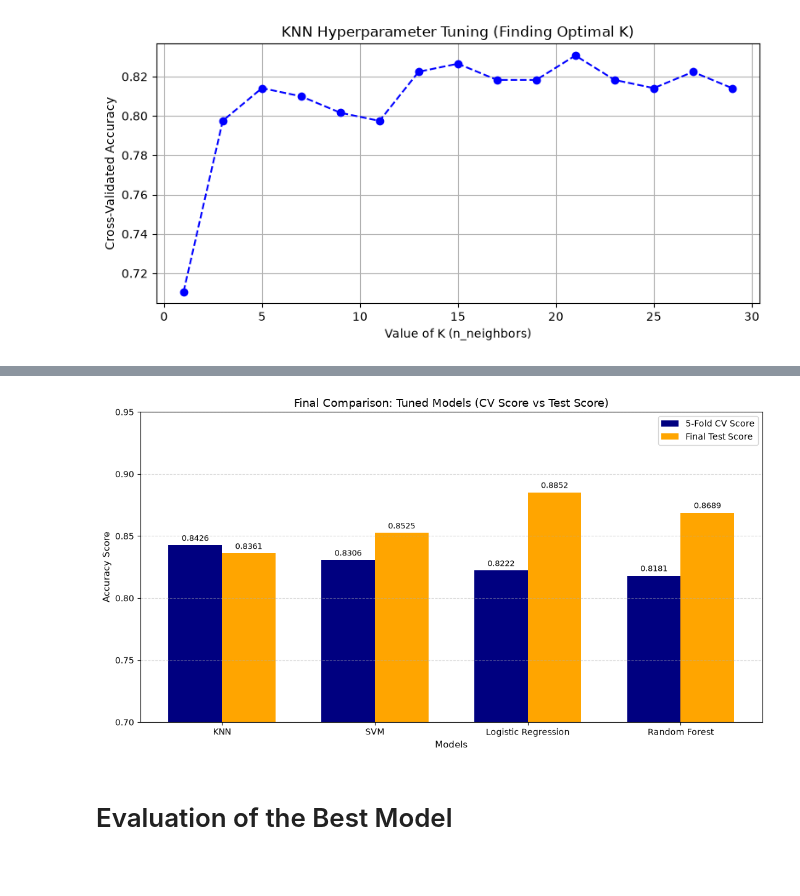
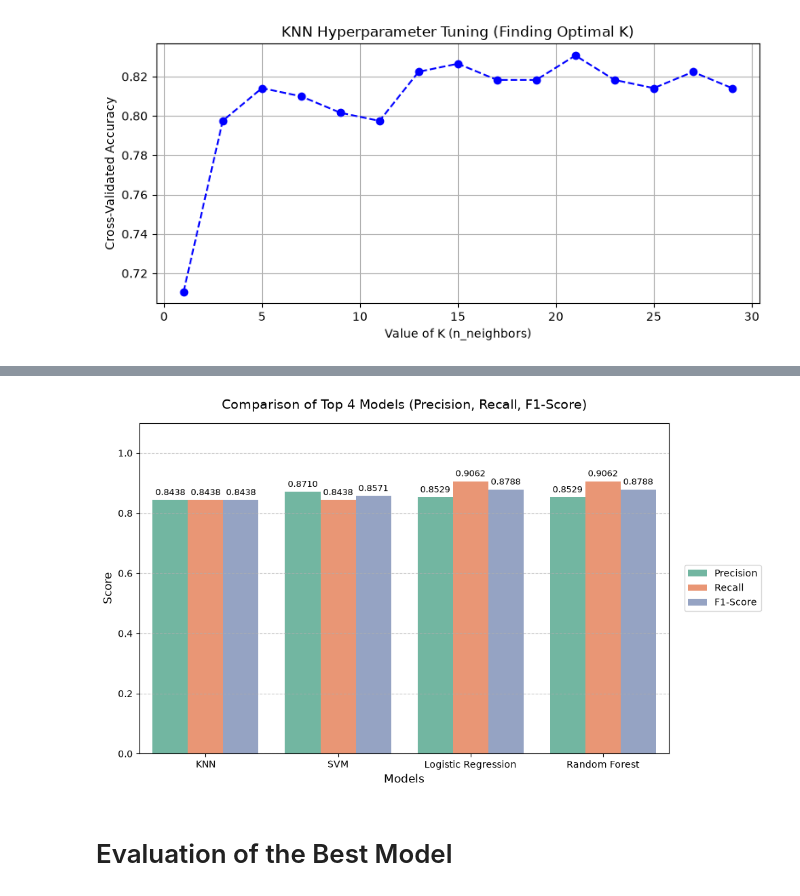
Before and after one commit to BevisWong76/heart-disease-predictor, a Jupyter notebook: heart_disease_classification.ipynb, the cells around one changed output, grey strips where cells are left out. Drawn from its saved outputs; the diff is of its cells as text; code cells hidden in the pictures.

Commit message:
feat: Switch tuning metric to F1-score, update plots and final report

```diff
--- a/heart_disease_classification.ipynb
+++ b/heart_disease_classification.ipynb
@@ -262,7 +263,7 @@ gs_knn = GridSearchCV(
     estimator=knn_pipe,
     param_grid=knn_param_grid,
     cv=5,
-    scoring="accuracy",
+    scoring="f1",
     verbose=2,
     n_jobs=-1
 )
@@ -323,7 +324,7 @@ svm_pipe = Pipeline([
 
 svm_param_grid = {
     "model__C": [0.1, 1, 10, 100],
-    "model__kernel": ["linear", "rbf", "sigmoid"],
+    "model__kernel": ["linear", "rbf",],
     "model__gamma": ["scale", "auto", 0.01, 0.1]
 }
 
@@ -332,7 +333,7 @@ gs_svm = GridSearchCV(
     estimator=svm_pipe,
     param_grid=svm_param_grid,
     cv=5,
-    scoring="accuracy",
+    scoring="f1",
     verbose=2,
     n_jobs=-1
 )
@@ -392,7 +393,8 @@ log_reg_pipe = Pipeline([
 ])
 
 log_reg_grid = {
-    "model__C": np.logspace(-4, 4, 20)
+    "model__C": np.logspace(-4, 4, 20),
+    "model__solver": ["lbfgs", "liblinear"]
 }
 
 # Create a GridSearchCV object for Logistic Regression
@@ -400,7 +402,7 @@ gs_log_reg = GridSearchCV(
     estimator=log_reg_pipe,
     param_grid=log_reg_grid,
     cv=5,
-    scoring="accuracy",
+    scoring="f1",
     verbose=2,
     n_jobs=-1
 )
@@ -462,7 +465,7 @@ rs_rf = RandomizedSearchCV(
     param_distributions=rf_grid,
     n_iter=20,
     cv=5,
-    scoring="accuracy",
+    scoring="f1",
     verbose=2,
     n_jobs=-1,
     random_state=42
@@ -509,49 +529,55 @@ plt.show()
 # %%
-# Visualizing the CV scores and Test scores of the 4 tuned models
+# Comparing Precision, Recall, and F1-Score for the Top 4 Tuned Models
 
-# Organize the results into a DataFrame for easier visualization
-results_summary = pd.DataFrame({
-    "Model": ["KNN", "SVM", "Logistic Regression", "Random Forest"],
-    "5-Fold CV Score": [
-        gs_knn.best_score_,
-        gs_svm.best_score_,
-        gs_log_reg.best_score_,
-        rs_rf.best_score_
-    ],
-    "Final Test Score": [
-        gs_knn.best_estimator_.score(X_test, y_test),
-        gs_svm.best_estimator_.score(X_test, y_test),
-        gs_log_reg.best_estimator_.score(X_test, y_test),
-        rs_rf.best_estimator_.score(X_test, y_test)
-    ]
-})
+models = {
+    'KNN': gs_knn.best_estimator_,
+    'SVM': gs_svm.best_estimator_,
+    'Logistic Regression': gs_log_reg.best_estimator_,
+    'Random Forest': rs_rf.best_estimator_,
+}
 
-# Plotting the comparison of CV scores and Test scores for the tuned models
-fig, ax = plt.subplots(figsize=(11, 6))
+# calculate Precision, Recall, and F1-Score for each model on the test set
+results = []
+for name, model in models.items():
+    y_pred = model.predict(X_test)
+    results.append({
+        'Model': name,
+        'Precision': precision_score(y_test, y_pred),
+        'Recall': recall_score(y_test, y_pred),
+        'F1-Score': f1_score(y_test, y_pred)
+    })
 
-x = np.arange(len(results_summary))
-width = 0.35
+# Melt the results DataFrame for easier plotting
+df_results = pd.DataFrame(results)
+df_melted = df_results.melt(id_vars='Model', var_name='Metric', value_name='Score')
 
-rects1 = ax.bar(x - width/2, results_summary["5-Fold CV Score"], width, label='5-Fold CV Score', color='navy')
-rects2 = ax.bar(x + width/2, results_summary["Final Test Score"], width, label='Final Test Score', color='orange')
+# Plot using Seaborn's barplot
+plt.figure(figsize=(10, 6))
+ax = sns.barplot(data=df_melted, x='Model', y='Score', hue='Metric', palette='Set2')
 
-# Add value labels on top of the bars (formatted to 4 decimal places)
-ax.bar_label(rects1, padding=3, fmt='%.4f', fontsize=9)
-ax.bar_label(rects2, padding=3, fmt='%.4f', fontsize=9)
 
-ax.set_xlabel('Models', fontsize=11,)
-ax.set_ylabel('Accuracy Score', fontsize=11)
-ax.set_title('Final Comparison: Tuned Models (CV Score vs Test Score)', fontsize=13,)
-ax.set_xticks(x)
-ax.set_xticklabels(results_summary["Model"], fontsize=10)
-ax.set_ylim(0.70, 0.95)
-ax.legend(loc='upper right')
-ax.grid(axis='y', linestyle='--', alpha=0.5)
+plt.title('Comparison of Top 4 Models (Precision, Recall, F1-Score)', fontsize=14, pad=15)
+plt.ylim(0, 1.1)
+plt.ylabel('Score', fontsize=12)
+plt.xlabel('Models', fontsize=12)
+plt.grid(axis='y', linestyle='--', alpha=0.7)
+# add legend at the center right outside the plot
+plt.legend(bbox_to_anchor=(1.02, 0.5), loc='center left')
+
+# Add value labels on top of the bars (formatted to 2 decimal places)
+for p in ax.patches:
+    height = p.get_height()
+    if height > 0:
+        ax.annotate(f'{height:.4f}',
+                    (p.get_x() + p.get_width() / 2., height),
+                    ha='center', va='bottom',
+                    fontsize=9, xytext=(0, 3),
+                    textcoords='offset points')
 
 plt.tight_layout()
-plt.savefig(model_selection_plots_dir / "05_final_model_comparison.png", dpi=300, bbox_inches='tight')
+plt.savefig(model_selection_plots_dir / "05_precision_recall_f1_comparison.png", dpi=300, bbox_inches='tight')
 plt.show()
 # %% [output]
-[figure, old version]
+[figure, new version]
 # %% [markdown]
 # Evaluation of the Best Model
```
Also changed, not shown: parts of 15 cells of this notebook, 18 other files.
